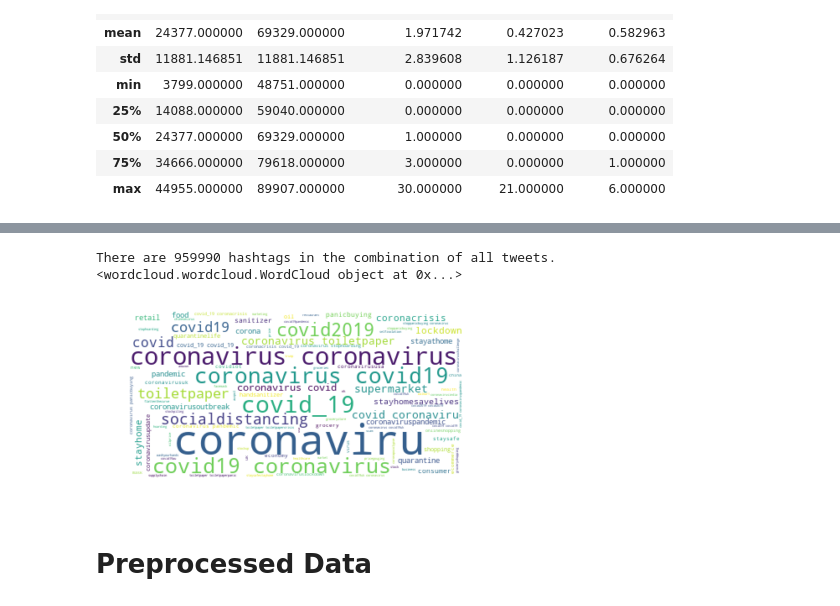
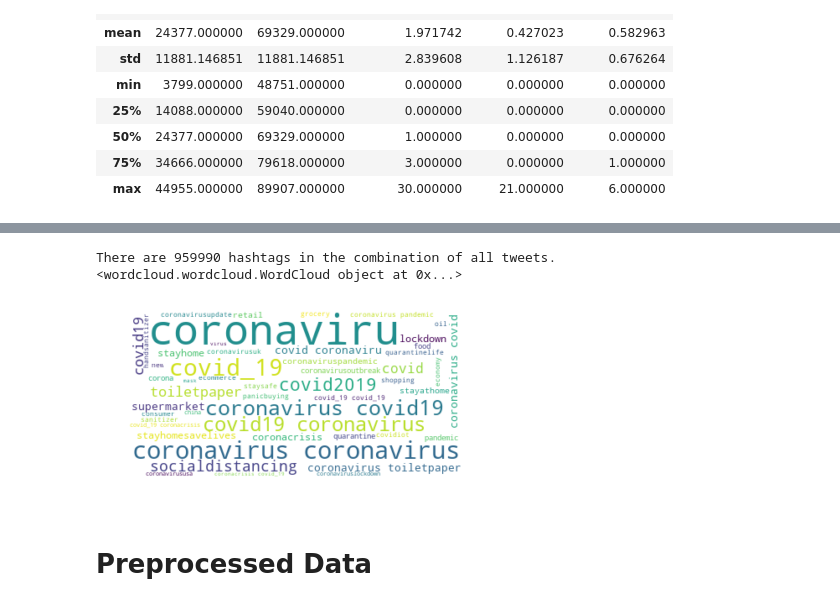
Before and after one commit to NickyTM/NLP-Project-Covidtweet-Sentiment, a Jupyter notebook: CovidTweetStatistics.ipynb, the cells around one changed output, grey strips where cells are left out. Drawn from its saved outputs; the diff is of its cells as text; code cells hidden in the pictures.

```diff
--- a/CovidTweetStatistics.ipynb
+++ b/CovidTweetStatistics.ipynb
@@ -238,16 +238,16 @@ There are 2588931 (extremely) negative words in the combination of all tweets.
 # %%
 hash_text = " ".join(tweet for tweet in data["CleanHashtag"])
 print ("There are {} hashtags in the combination of all tweets.".format(len(hash_text)))
-hash_wordcloud = WordCloud(max_font_size=50, max_words=100, background_color="white").generate(hash_text)
+hash_wordcloud = WordCloud(max_font_size=50, max_words=50, background_color="white").generate(hash_text)
 
 print(hash_wordcloud)
 plt.imshow(hash_wordcloud, interpolation='bilinear')
 plt.axis("off")
 plt.show()
 # %% [output]
 There are 959990 hashtags in the combination of all tweets.
 <wordcloud.wordcloud.WordCloud object at 0x...>
-[figure, old version]
+[figure, new version]
 # %% [markdown]
 # Preprocessed Data
 # %%
```
Also changed, not shown: parts of 5 cells of this notebook, 3 other files.
